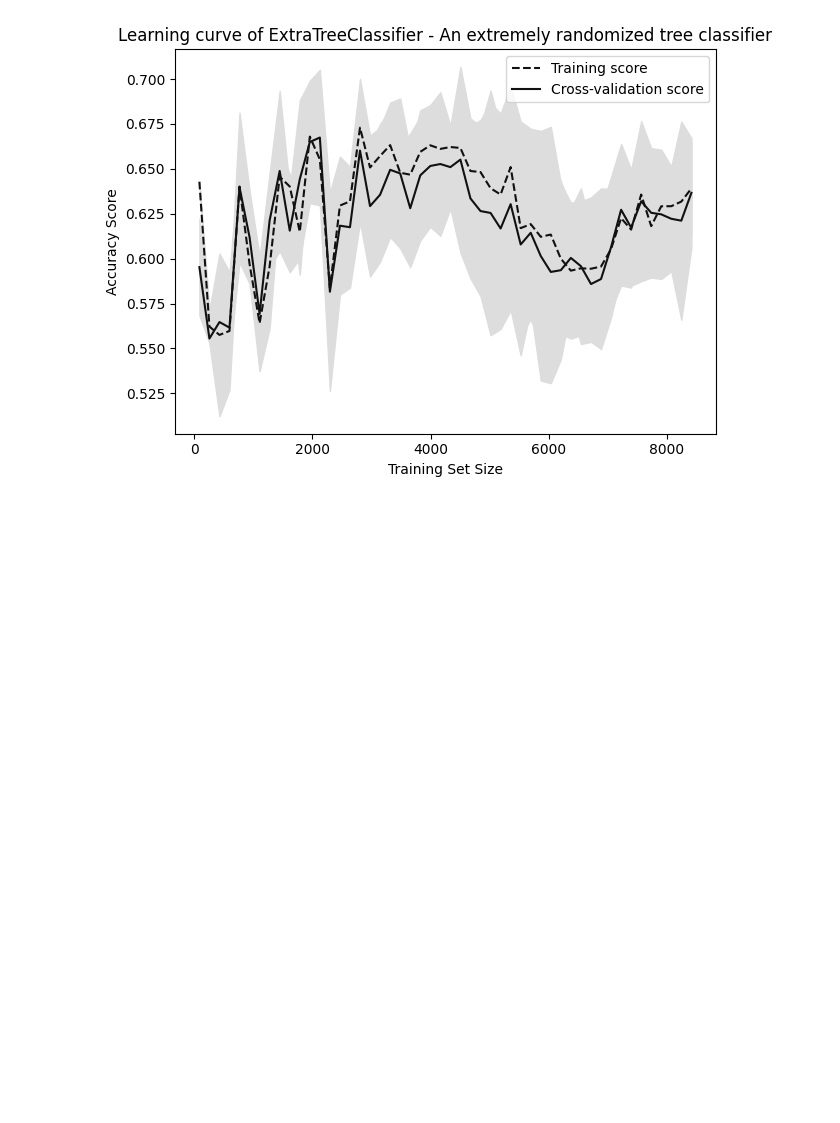
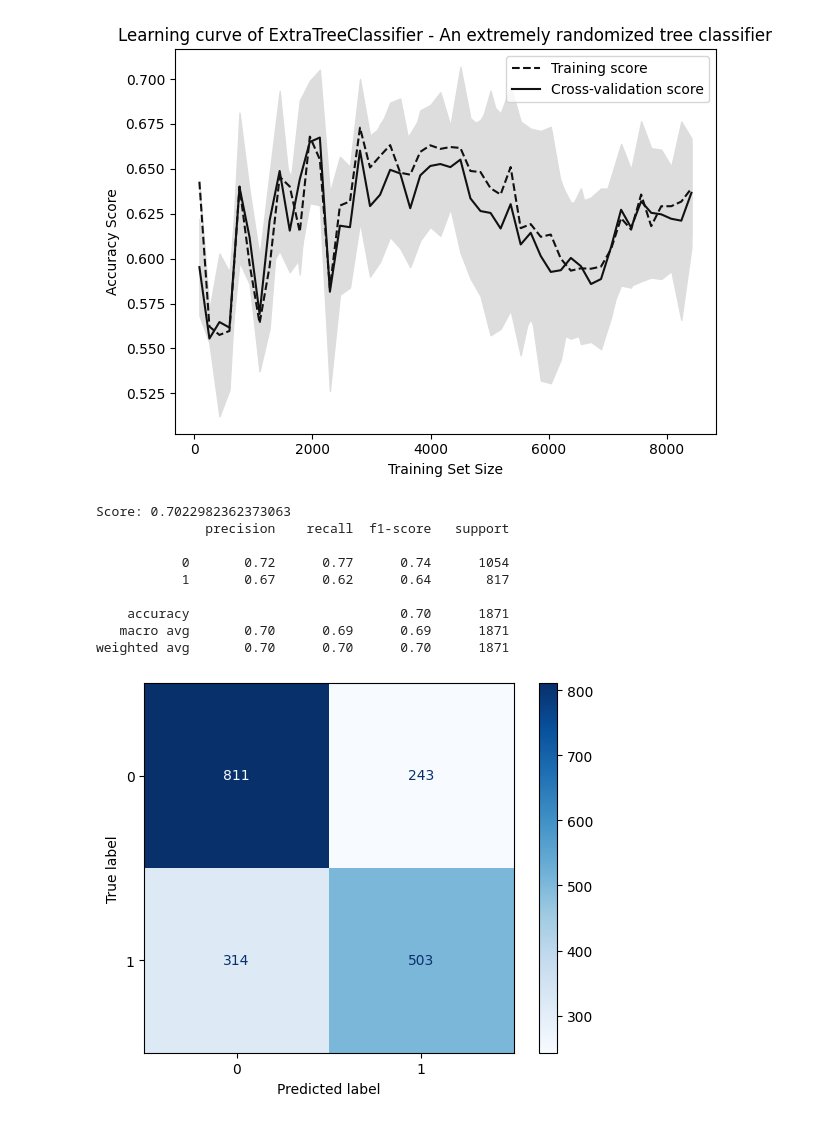
Before and after one commit to StrajnarFilip/UISU-projektna-naloga, a Jupyter notebook: naloga.ipynb, the cells around one changed output. Saved outputs shown, nothing was run; the diff lists cells and outputs as text; code cells hidden in the pictures; blank space fills up the shorter version.

Commit message:
K nearest neighbors.

```diff
--- a/naloga.ipynb
+++ b/naloga.ipynb
@@ -324,3 +375,19 @@ Score: 0.6574024585783004
 render_learning_curve(extra_tree, "Learning curve of ExtraTreeClassifier - An extremely randomized tree classifier")
 # %% [output]
 [figure]
+# %%
+k_neighbors = KNeighborsClassifier(n_neighbors=10)
+k_neighbors.fit(input_train, output_train)
+k_neighbors_pred_output = k_neighbors.predict(input_test)
+render_confusion_matrix(k_neighbors, k_neighbors_pred_output, k_neighbors.classes_)
+# %% [output]
+Score: 0.7022982362373063
+              precision    recall  f1-score   support
+
+           0       0.72      0.77      0.74      1054
+           1       0.67      0.62      0.64       817
+
+    accuracy                           0.70      1871
+   macro avg       0.70      0.69      0.69      1871
+weighted avg       0.70      0.70      0.70      1871
+[figure, added]
```
Also changed, not shown: parts of 10 cells of this notebook.
